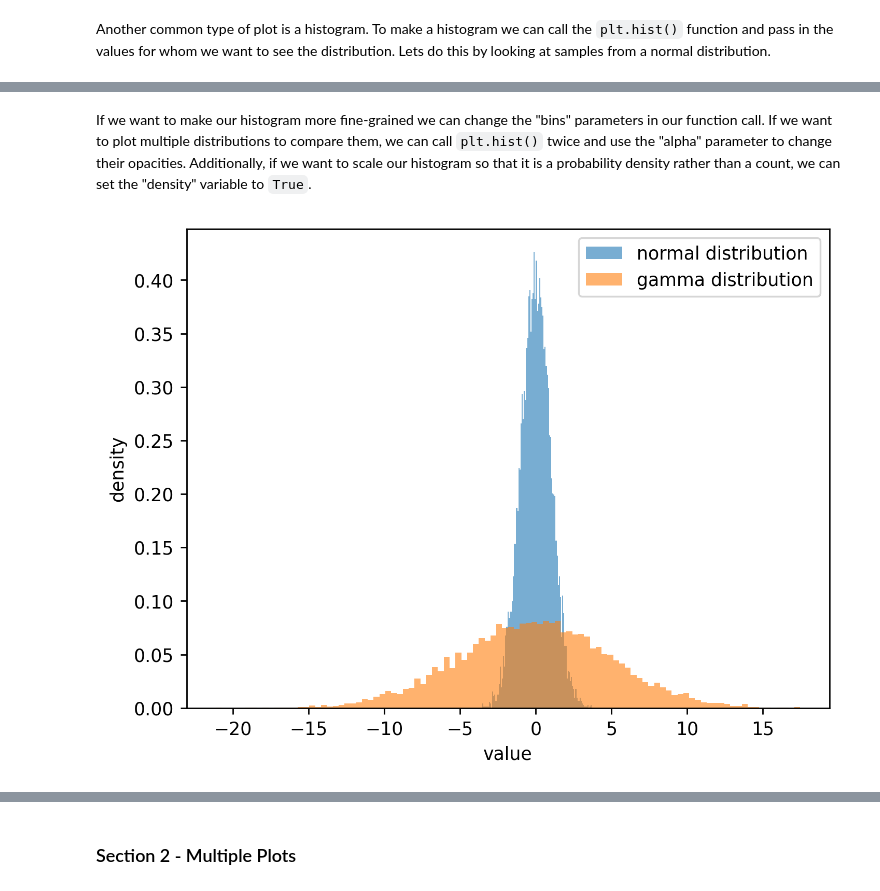
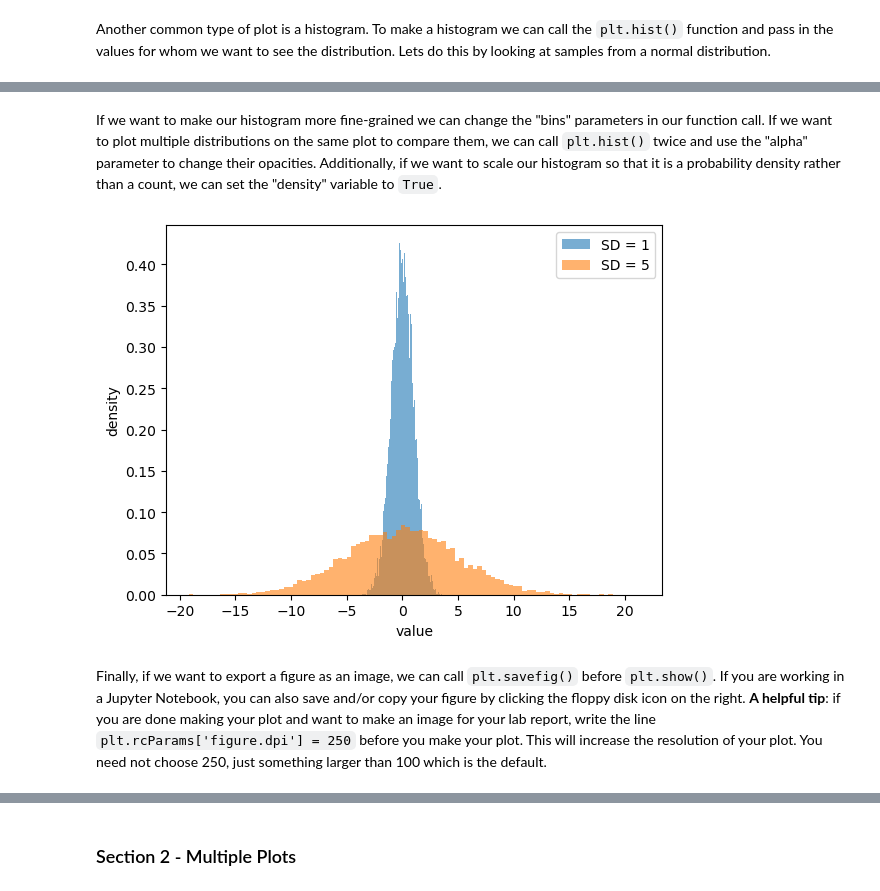
Before and after one commit to jeremyschroeter/Neuro301-Coding-Kit, a Jupyter notebook: Python_Tutorials/PythonCC3_NumpyAndMatplot.ipynb, the cells around one changed output, grey strips where cells are left out. Saved outputs shown, nothing was run; the diff lists cells and outputs as text; code cells hidden in the pictures.

```diff
--- a/Python_Tutorials/PythonCC3_NumpyAndMatplot.ipynb
+++ b/Python_Tutorials/PythonCC3_NumpyAndMatplot.ipynb
@@ -14,5 +14,4 @@ To get started we an import matplotlib by calling <code>import matplotlib.pyplot
 ### Section 1 - Intro to matplotlib
 # %%
 import matplotlib.pyplot as plt
-plt.rcParams['figure.dpi'] = 250
 # %%
@@ -145,12 +150,17 @@ plt.show()
 # %% [markdown]
-If we want to make our histogram more fine-grained we can change the "bins" parameters in our function call. If we want to plot multiple distributions to compare them, we can call <code>plt.hist()</code> twice and use the "alpha" parameter to change their opacities. Additionally, if we want to scale our histogram so that it is a probability density rather than a count, we can set the "density" variable to <code>True</code>.
+If we want to make our histogram more fine-grained we can change the "bins" parameters in our function call. If we want to plot multiple distributions on the same plot to compare them, we can call <code>plt.hist()</code> twice and use the "alpha" parameter to change their opacities. Additionally, if we want to scale our histogram so that it is a probability density rather than a count, we can set the "density" variable to <code>True</code>.
 # %%
+# Generate 10000 points from a normal distribution with mean = 0 and SD = 5
 more_values = np.random.normal(loc=0, scale=5, size=10000)
-plt.hist(values, bins=100, alpha=0.6, label='normal distribution', density=True)
-plt.hist(more_values, bins=100, alpha=0.6, label='gamma distribution', density=True)
+
+plt.hist(values, bins=100, alpha=0.6, label='SD = 1', density=True)
+plt.hist(x=more_values, bins=100, alpha=0.6, label='SD = 5', density=True)
 plt.ylabel('density')
 plt.xlabel('value')
 plt.legend()
 plt.show()
 # %% [output]
-[figure, old version]
+[figure, new version]
+# %% [markdown]
+Finally, if we want to export a figure as an image, we can call <code>plt.savefig()</code> before <code>plt.show()</code>. If you are working in a Jupyter Notebook, you can also save and/or copy your figure by clicking the floppy disk icon on the right.</br></br>
+**A helpful tip**: if you are done making your plot and want to make an image for your lab report, write the line <code>plt.rcParams['figure.dpi'] = 250</code> before you make your plot. This will increase the resolution of your plot. You need not choose 250, just something larger than 100 which is the default.
```
Also changed, not shown: parts of 30 cells of this notebook, 3 other files.
